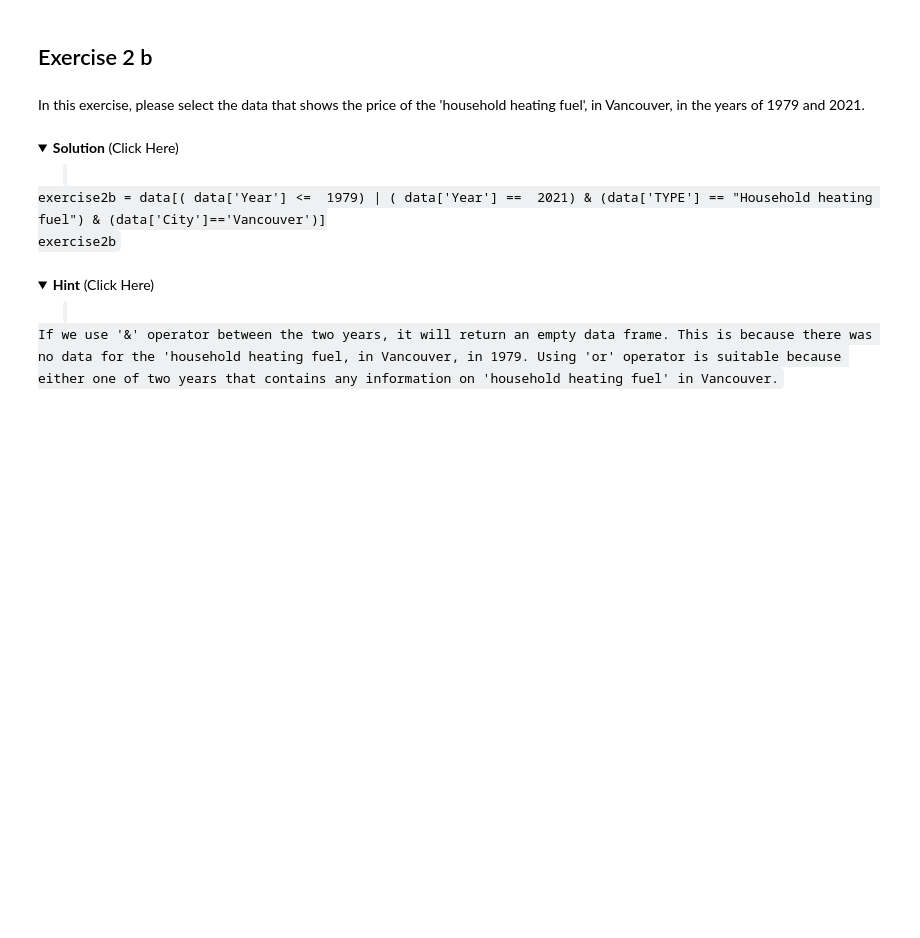
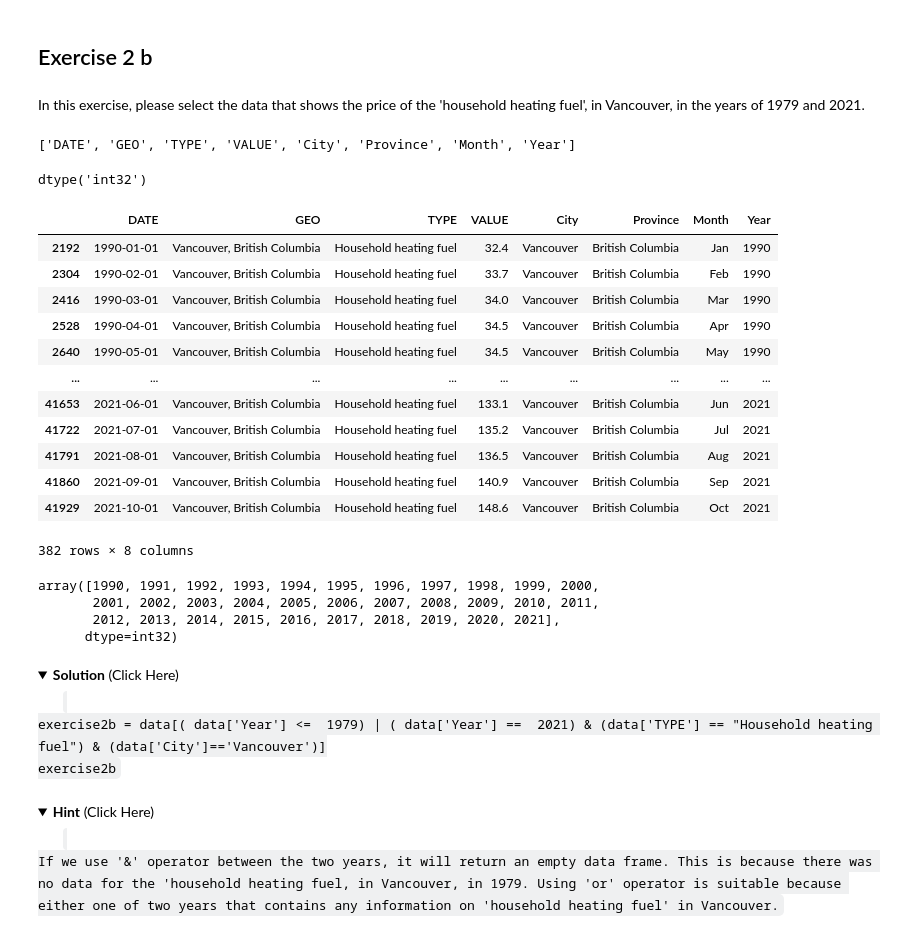
Before and after one commit to waseem-development/AI-NAVTTC, a Jupyter notebook: python/pandas/Ziftek_Labs/EDA_Lab (1).ipynb, the cells around one changed output. Cells and saved outputs as stored; diff of their text form; code cells hidden in the pictures; folded sections open; blank space fills up the shorter version.

```diff
--- a/python/pandas/Ziftek_Labs/EDA_Lab (1).ipynb
+++ b/python/pandas/Ziftek_Labs/EDA_Lab (1).ipynb
@@ -171,8 +355,38 @@ exercise2a
 ## Exercise 2 b
 # %% [markdown]
 In this exercise, please select the data that shows the price of the 'household heating fuel', in Vancouver, in the years of 1979 and 2021.
+# %%
+data.columns.to_list()
+# %% [output]
+['DATE', 'GEO', 'TYPE', 'VALUE', 'City', 'Province', 'Month', 'Year']
+# %%
+data["Year"].dtype
+# %% [output]
+dtype('int32')
 # %%
 # Enter your code below and run the cell
+data[(data["TYPE"] == "Household heating fuel") & (data["City"] == "Vancouver") & (data["Year"] >= 1979) & (data["Year"] <= 2021)]
+# %% [output]
+|  | DATE | GEO | TYPE | VALUE | City | Province | Month | Year |
+| 2192 | 1990-01-01 | Vancouver, British Columbia | Household heating fuel | 32.4 | Vancouver | British Columbia | Jan | 1990 |
+| 2304 | 1990-02-01 | Vancouver, British Columbia | Household heating fuel | 33.7 | Vancouver | British Columbia | Feb | 1990 |
+| 2416 | 1990-03-01 | Vancouver, British Columbia | Household heating fuel | 34.0 | Vancouver | British Columbia | Mar | 1990 |
+| 2528 | 1990-04-01 | Vancouver, British Columbia | Household heating fuel | 34.5 | Vancouver | British Columbia | Apr | 1990 |
+| 2640 | 1990-05-01 | Vancouver, British Columbia | Household heating fuel | 34.5 | Vancouver | British Columbia | May | 1990 |
+| ... | ... | ... | ... | ... | ... | ... | ... | ... |
+| 41653 | 2021-06-01 | Vancouver, British Columbia | Household heating fuel | 133.1 | Vancouver | British Columbia | Jun | 2021 |
+| 41722 | 2021-07-01 | Vancouver, British Columbia | Household heating fuel | 135.2 | Vancouver | British Columbia | Jul | 2021 |
+| 41791 | 2021-08-01 | Vancouver, British Columbia | Household heating fuel | 136.5 | Vancouver | British Columbia | Aug | 2021 |
+| 41860 | 2021-09-01 | Vancouver, British Columbia | Household heating fuel | 140.9 | Vancouver | British Columbia | Sep | 2021 |
+| 41929 | 2021-10-01 | Vancouver, British Columbia | Household heating fuel | 148.6 | Vancouver | British Columbia | Oct | 2021 |
+382 rows × 8 columns
+# %%
+data[(data["TYPE"] == "Household heating fuel") & (data["City"] == "Vancouver") & (data["Year"] >= 1979) & (data["Year"] <= 2021)]["Year"].unique()
+# %% [output]
+array([1990, 1991, 1992, 1993, 1994, 1995, 1996, 1997, 1998, 1999, 2000,
+       2001, 2002, 2003, 2004, 2005, 2006, 2007, 2008, 2009, 2010, 2011,
+       2012, 2013, 2014, 2015, 2016, 2017, 2018, 2019, 2020, 2021],
+      dtype=int32)
 # %% [markdown]
 <details>
 <summary><strong>Solution</strong> (Click Here)</summary>
```
Also changed, not shown: parts of 23 cells of this notebook, 2 other files.
